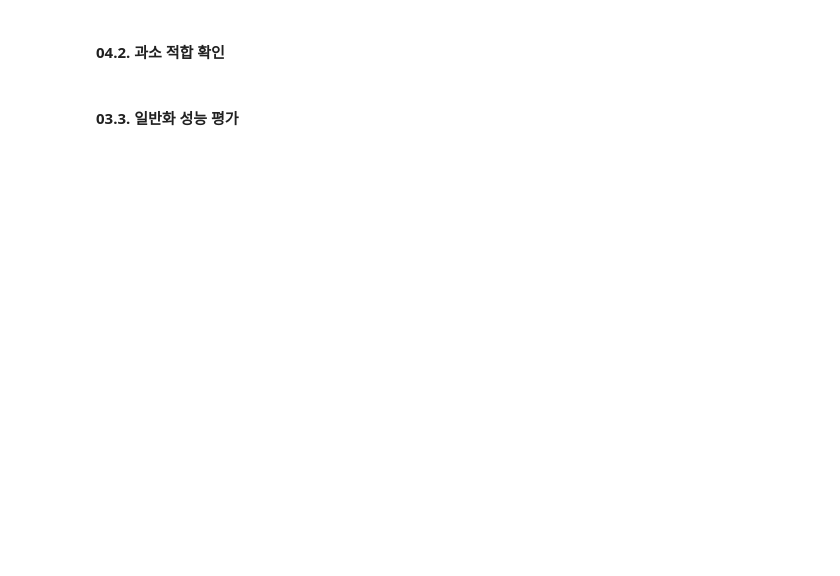
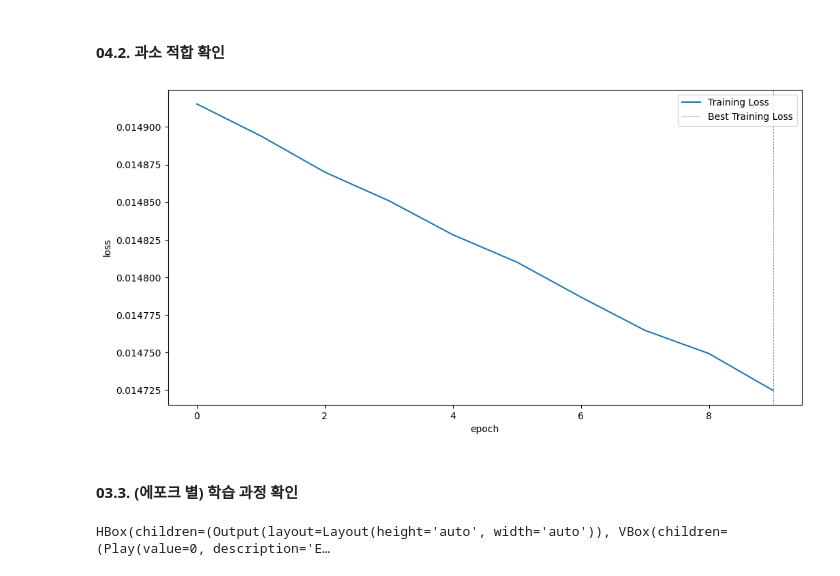
Before and after one commit to sang-he0n/DEEP_LEARNING-practice, a Jupyter notebook: script/CH03. Convolutional Neural Networks/03.3. Transposed CNN.ipynb, the cells around one changed output. Drawn from its saved outputs; the diff is of its cells as text; code cells hidden in the pictures; blank space fills up the shorter version.

```diff
--- a/script/CH03. Convolutional Neural Networks/03.3. Transposed CNN.ipynb
+++ b/script/CH03. Convolutional Neural Networks/03.3. Transposed CNN.ipynb
@@ -146,6 +346,6 @@ torchinfo.summary(
 # %%
 #(4) Define loss function
-criterion = torch.nn.CrossEntropyLoss()
+criterion = torch.nn.MSELoss()
 
 #(5) Define optimizer(optimization method)
 optimizer = torch.optim.Adam(params=model.parameters(), lr=1e-3, weight_decay=1e-7)
@@ -171,19 +374,31 @@ print(f">> Epoch={epoch}, Train Loss={best_loss}")
 # %% [markdown]
 #### 02.3. **모델 학습**
 # %%
-progress_bar = tqdm.trange(epoch, EPOCH_NUM)
+batch_len = len(mnist_train_loader)
+progress_bar = tqdm.trange(epoch+1, EPOCH_NUM+1)
+training_log = {
+    'epoch'  : [],
+    'inputs' : [],
+    'preds'  : []
+}
 for epoch in progress_bar :
     last_loss = 0.0
     model.train()
-    for inputs, targets in cifa_train_loader :
-        inputs = inputs.to(device=device)
-        targets = targets.to(device=device)
+    for batch_idx, (inputs, targets) in enumerate(iterable=mnist_train_loader) :
         optimizer.zero_grad()
         preds = model(x=inputs)
-        loss = criterion(input=preds, target=targets)
+        # ---- Not use `targets` ---- #
+        loss = criterion(input=preds, target=inputs.to(device=device))
+        # ---- _________________ ---- #
         loss.backward()
         optimizer.step()
         last_loss += loss.item()
+        # ---- Logging ---- #
+        if batch_idx == 0 :
+            training_log['epoch'].append(epoch)
+            training_log['inputs'].append(inputs)
+            training_log['preds'].append(preds)
+        # ---- _______ ---- #
     last_loss_avg = last_loss / batch_len
     loss_hist.append(last_loss_avg)
     if last_loss_avg < best_loss :
@@ -191,15 +406,15 @@ for epoch in progress_bar :
         best_loss = last_loss_avg
         torch.save(
             obj={
-                'epoch'     : epoch,
-                'loss_hist' : loss_hist,
-                'model'     : model.state_dict(),
-                'optimizer' : optimizer.state_dict()
+                'model'      : model.state_dict(),
+                'optimizer'  : optimizer.state_dict(),
+                'best_epoch' : best_epoch,
+                'loss_hist'  : loss_hist,
             },
             f=MODEL_PTH
         )
     # scheduler.step()
-    progress_bar.set_postfix(ordered_dict={'last_epoch':epoch+1, 'last_loss':last_loss_avg, 'best_epoch':best_epoch, 'best_loss':best_loss})
+    progress_bar.set_postfix(ordered_dict={'last_epoch':epoch, 'last_loss':last_loss_avg, 'best_epoch':best_epoch, 'best_loss':best_loss})
 # %% [markdown]
 <b></b>
 # %% [markdown]
@@ -207,6 +422,6 @@ for epoch in progress_bar :
 # %% [markdown]
 #### 03.1. **최적 성능 모델 로드**
 # %%
-checkpoint = torch.load(f=MODEL_PTH)
+checkpoint = torch.load(f=MODEL_PTH, map_location=device)
 model.load_state_dict(state_dict=checkpoint['model'])
-print(f'>> Best Epoch : {checkpoint["epoch"]}, Best Loss : {checkpoint["loss_hist"][-1]}')
+print(f'>> Best Epoch : {np.argmin(a=checkpoint["loss_hist"])+1}, Best Loss : {np.min(a=checkpoint["loss_hist"])}')
@@ -213,10 +430,12 @@ print(f'>> Best Epoch : {checkpoint["epoch"]}, Best Loss : {checkpoint["loss_his
 # %% [markdown]
 #### 04.2. **과소 적합 확인**
 # %%
-#(1) Plot traing loss
 plt.figure(figsize=(12, 6))
-plt.title(label='Training Loss')
 plt.xlabel(xlabel='epoch')
 plt.ylabel(ylabel='loss')
-plt.plot(loss_hist)
+plt.plot(loss_hist, label='Training Loss')
+plt.axvline(x=np.argmin(a=checkpoint["loss_hist"]), color='grey', linestyle='--', linewidth=0.6, label=f'Best Training Loss')
+plt.legend(loc='upper right')
 plt.show()
+# %% [output]
+[figure, added]
@@ -226,2 +441,0 @@ compute_metrics(model=model, loader=cifa_train_loader)
-# %% [markdown]
-#### 03.3. **일반화 성능 평가**
@@ -229,0 +442,6 @@ compute_metrics(model=model, loader=cifa_test_loader)
+# %% [markdown]
+#### 03.3. **(에포크 별) 학습 과정 확인**
+# %%
+draw_interactive_plot(training_log=training_log)
+# %% [output]
+HBox(children=(Output(layout=Layout(height='auto', width='auto')), VBox(children=(Play(value=0, description='E…
```
Also changed, not shown: parts of 23 cells of this notebook, 11 other files.
